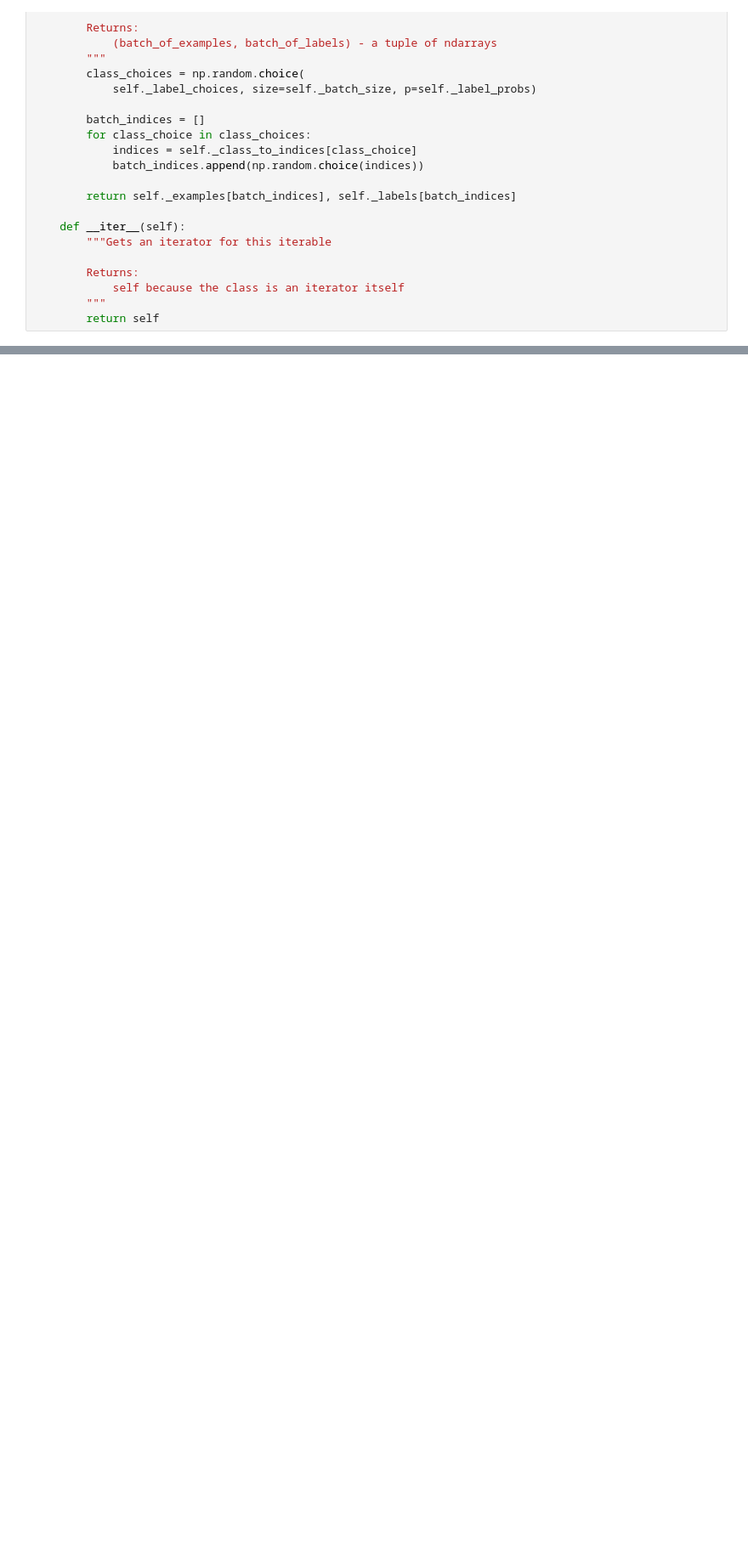
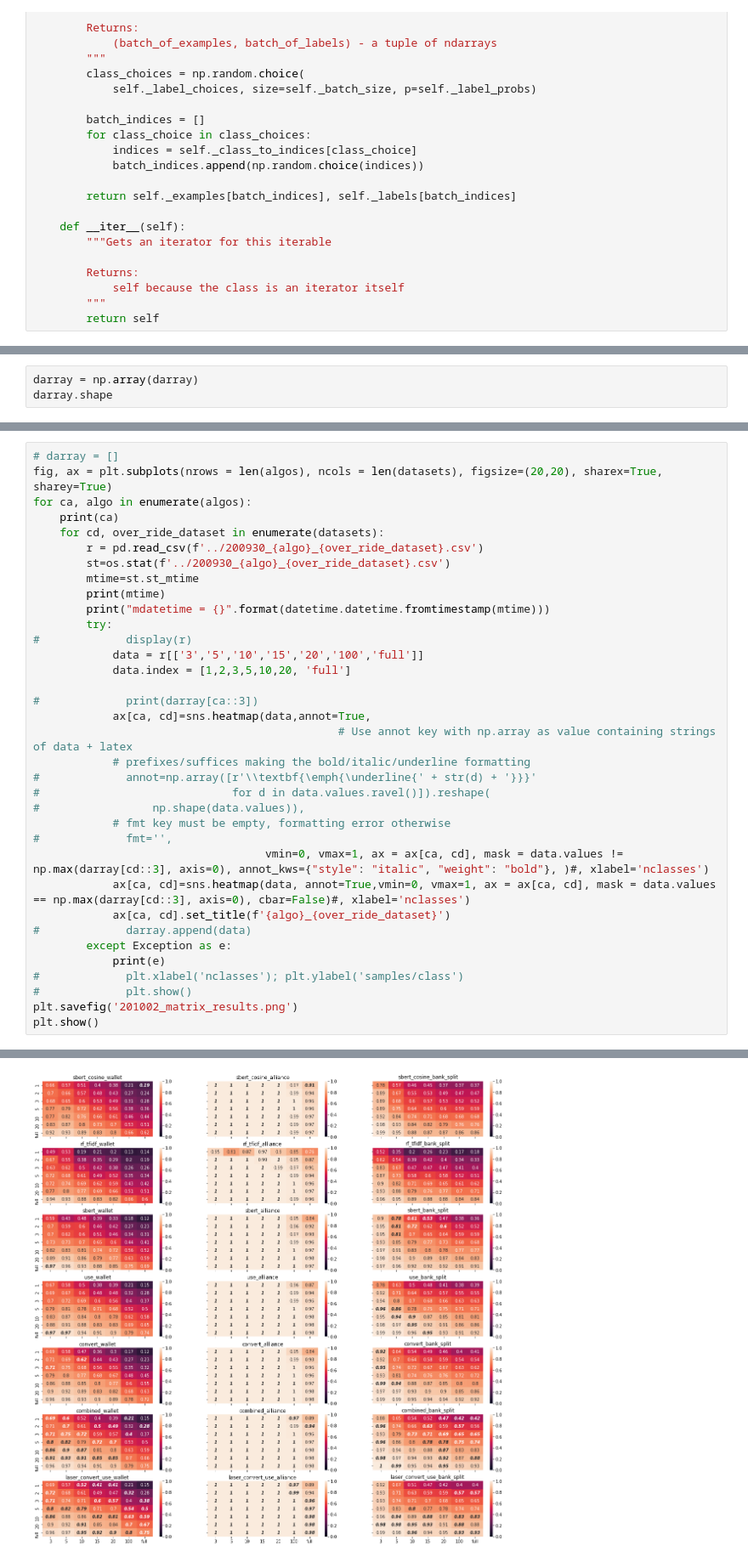
Before and after one commit to EdwardBurgin/polyai-models, a Jupyter notebook: intent_detection/demo.ipynb, the cells around one changed output, grey strips where cells are left out. Shown at 85% size. Drawn from its saved outputs; the diff is of its cells as text; blank space fills up the shorter version.

```diff
--- a/intent_detection/demo.ipynb
+++ b/intent_detection/demo.ipynb
@@ -316,0 +513,3 @@ class SamplingBatcher(abc.Iterator):
+# %%
+darray = np.array(darray)
+darray.shape
@@ -316,0 +518,36 @@ class SamplingBatcher(abc.Iterator):
+# %%
+# darray = []
+fig, ax = plt.subplots(nrows = len(algos), ncols = len(datasets), figsize=(20,20), sharex=True, sharey=True)
+for ca, algo in enumerate(algos):
+    print(ca)
+    for cd, over_ride_dataset in enumerate(datasets):
+        r = pd.read_csv(f'../200930_{algo}_{over_ride_dataset}.csv')
+        st=os.stat(f'../200930_{algo}_{over_ride_dataset}.csv')
+        mtime=st.st_mtime
+        print(mtime)
+        print("mdatetime = {}".format(datetime.datetime.fromtimestamp(mtime)))
+        try:
+#             display(r)
+            data = r[['3','5','10','15','20','100','full']]
+            data.index = [1,2,3,5,10,20, 'full']
+
+#             print(darray[ca::3])
+            ax[ca, cd]=sns.heatmap(data,annot=True,
+                                              # Use annot key with np.array as value containing strings of data + latex
+            # prefixes/suffices making the bold/italic/underline formatting
+#             annot=np.array([r'\\textbf{\emph{\underline{' + str(d) + '}}}'
+#                             for d in data.values.ravel()]).reshape(
+#                 np.shape(data.values)),
+            # fmt key must be empty, formatting error otherwise
+#             fmt='',
+                                   vmin=0, vmax=1, ax = ax[ca, cd], mask = data.values != np.max(darray[cd::3], axis=0), annot_kws={"style": "italic", "weight": "bold"}, )#, xlabel='nclasses')
+            ax[ca, cd]=sns.heatmap(data, annot=True,vmin=0, vmax=1, ax = ax[ca, cd], mask = data.values == np.max(darray[cd::3], axis=0), cbar=False)#, xlabel='nclasses')
+            ax[ca, cd].set_title(f'{algo}_{over_ride_dataset}')
+#             darray.append(data)
+        except Exception as e:
+            print(e)
+#             plt.xlabel('nclasses'); plt.ylabel('samples/class')
+#             plt.show()
+plt.savefig('201002_matrix_results.png')
+plt.show()
+# %% [output]
@@ -316,0 +571 @@ class SamplingBatcher(abc.Iterator):
+[figure, added]
```
Also changed, not shown: parts of 56 cells of this notebook, 2 other files.
